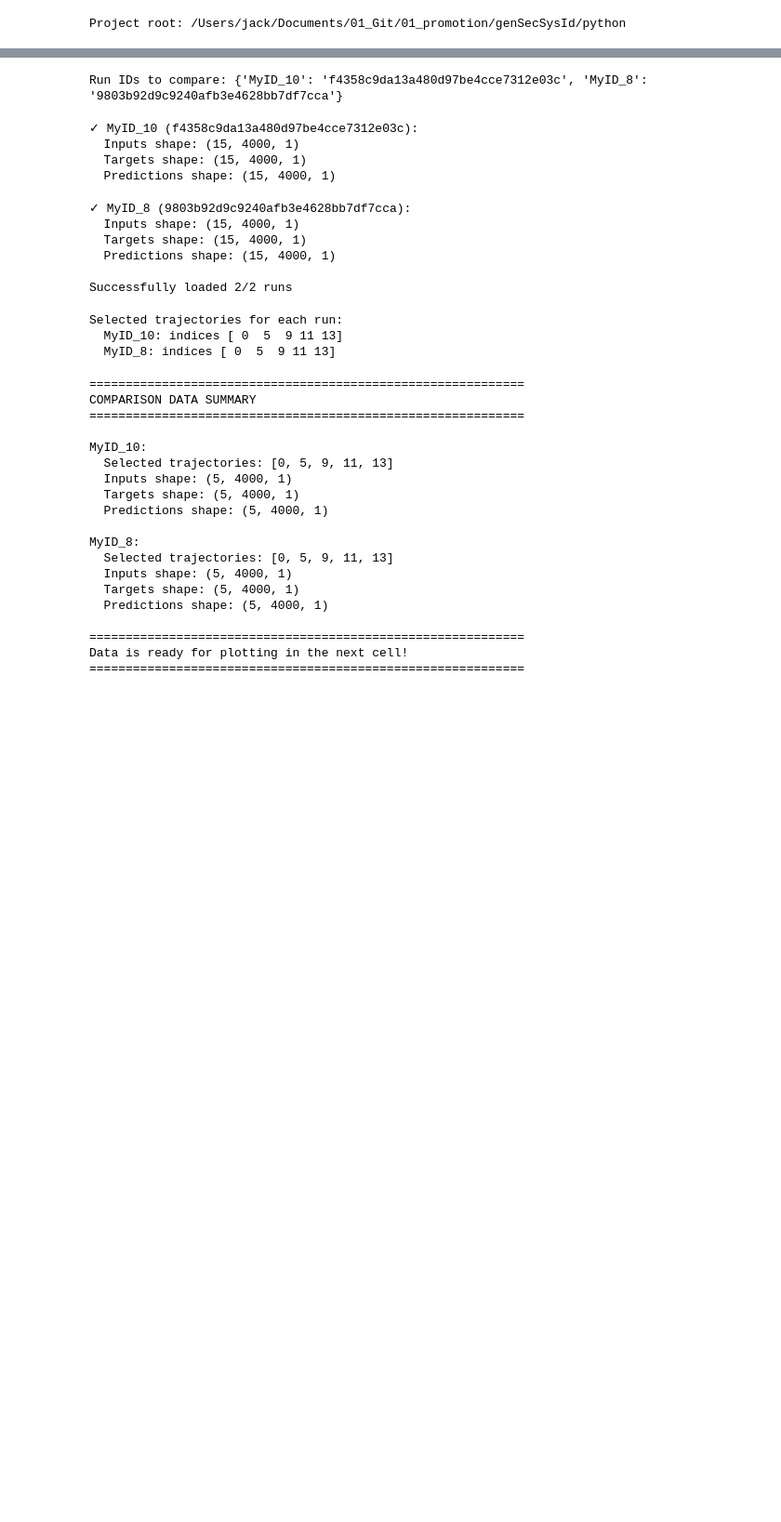
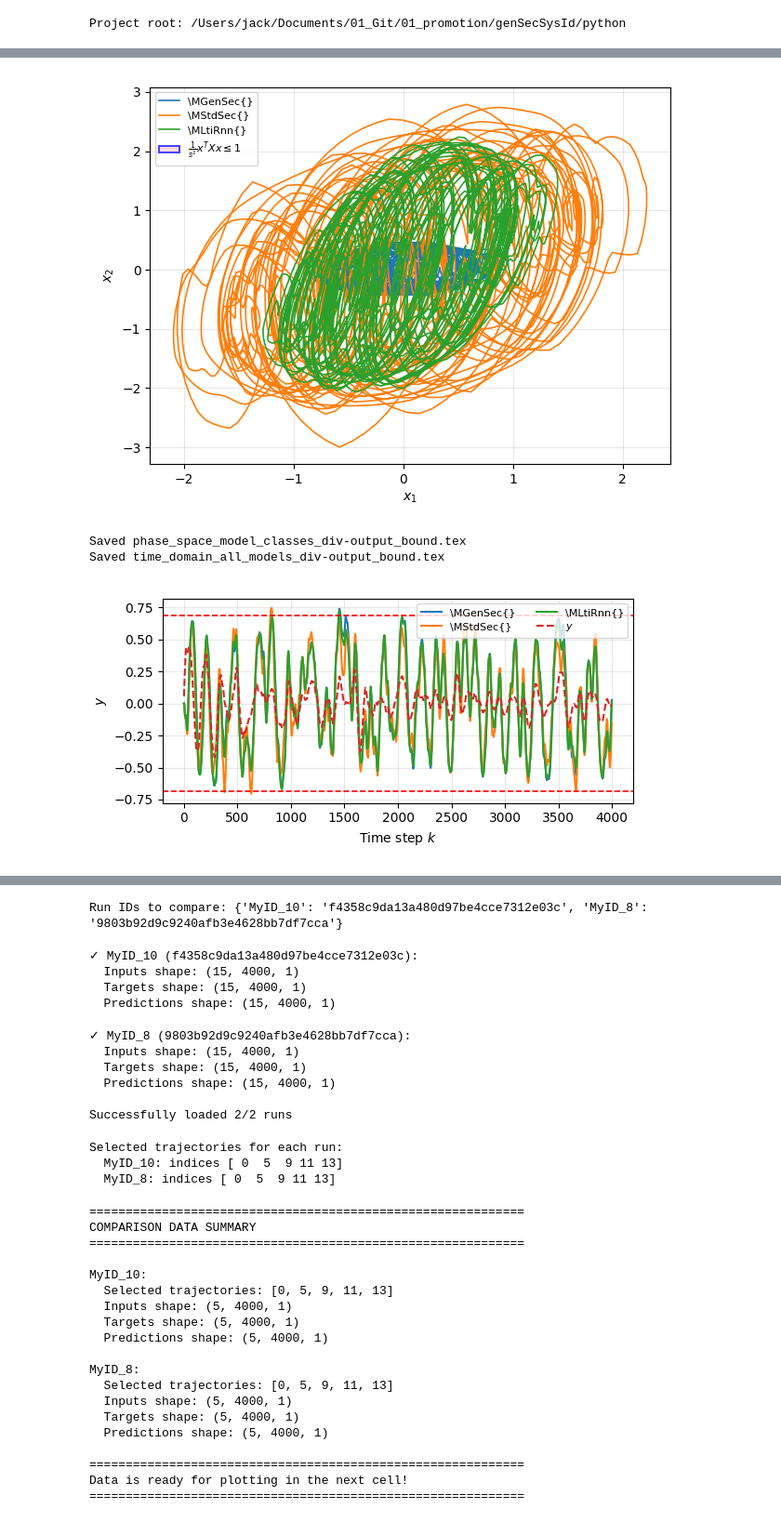
Before and after one commit to Dany-L/genSecSysId, a Jupyter notebook: python/notebooks/compare_run_ids.ipynb, the cells around one changed output, grey strips where cells are left out. Shown at 93% size. Drawn from its saved outputs; the diff is of its cells as text; code cells hidden in the pictures; blank space fills up the shorter version.

```diff
--- a/python/notebooks/compare_run_ids.ipynb
+++ b/python/notebooks/compare_run_ids.ipynb
@@ -25,0 +859,69 @@ MLflow tracking URI: file:///Users/jack/Documents/01_Git/01_promotion/genSecSysI
+# %%
+# ── Forward pass + plots for div=yes models ───────────────────────────────────
+with torch.no_grad():
+    zoo_out_div = {}
+    for stab_k, entry in model_zoo_div.items():
+        mdl_ = entry['model']
+        y_n_t,   (x_n_t,   _), _ = mdl_(u_n)
+        y_s_n_t, (x_s_n_t, _), _ = mdl_(u_safe_n)
+        _y_bar = None
+        if 'y_bar' in entry:
+            _y_bar = float(entry['y_bar'].squeeze())
+
+        zoo_out_div[stab_k] = {
+            'y':      normalizer.inverse_transform_outputs(y_n_t.detach().numpy()),
+            'y_safe': normalizer.inverse_transform_outputs(y_s_n_t.detach().numpy()),
+            'x':      x_n_t.detach().numpy(),
+            'x_safe': x_s_n_t.detach().numpy(),
+            'y_bar':  _y_bar
+        }
+
+
+n_cls_div = len(zoo_out_div)
+
+# ── Phase space ───────────────────────────────────────────────────────────────
+fig_ps_div, ax_div = plt.subplots()
+
+for stab_k, res in zoo_out_div.items():
+    # ax_div.plot(res['x'][0, :, 0], res['x'][0, :, 1], lw=1.2, label=f'{label_map[stab_k]}')
+    ax_div.plot(res['x_safe'][0, :, 0], res['x_safe'][0, :, 1], lw=1.2, label=f'{label_map[stab_k]}')
+
+if 'regional' in model_zoo_div:
+    P_ = model_zoo_div['regional']['model'].P.detach().numpy()
+    s_ = model_zoo_div['regional']['model'].s.detach().numpy()
+    plot_ellipse(ax_div, np.linalg.inv(P_), s_, fill=True)
+
+ax_div.legend(fontsize=8)
+ax_div.grid(True, alpha=0.3)
+ax_div.set_xlabel(r'$x_1$'); ax_div.set_ylabel(r'$x_2$')
+fig_ps_div.tight_layout()
+plt.show()
+
+# ── Save tikz ─────────────────────────────────────────────────────────────────
+tikzplotlib.save(str(fig_out_dir / 'phase_space_model_classes_div-output_bound.tex'), figure=fig_ps_div)
+print("Saved phase_space_model_classes_div-output_bound.tex")
+
+fig_s_div, ax_s_div = plt.subplots(figsize=(6, 3))
+for stab_k, res in zoo_out_div.items():
+    t = np.arange(res['y'].shape[1])
+    # ax_s_div.plot(t, res['y'][0, :, 0], lw=1.5, label=f'{label_map[stab_k]}')
+    if 'y_bar' in res and res['y_bar'] is not None:
+        y_bar = float(res['y_bar'])
+    ax_s_div.plot(t, res['y_safe'][0, :, 0], lw=1.5, label=f'{label_map[stab_k]}')
+ax_s_div.axhline( y_bar,  color='red',    ls='--', lw=1.2)
+ax_s_div.axhline(-y_bar,  color='red',    ls='--', lw=1.2)
+t2 = np.arange(y.shape[0])
+ax_s_div.plot(t2, y, lw=1.5, linestyle='dashed', label='$y$')
+ax_s_div.set_xlabel(r'Time step $k$')
+ax_s_div.set_ylabel(r'$y$')
+ax_s_div.legend(fontsize=8, ncol=2)
+ax_s_div.grid(True, alpha=0.3)
+fig_s_div.tight_layout()
+tikzplotlib.clean_figure(fig_s_div)
+tikzplotlib.save(str(fig_out_dir / 'time_domain_all_models_div-output_bound.tex'), figure=fig_s_div)
+print("Saved time_domain_all_models_div-output_bound.tex")
+# %% [output]
+[figure, added]
+Saved phase_space_model_classes_div-output_bound.tex
+Saved time_domain_all_models_div-output_bound.tex
+[figure, added]
```
Also changed, not shown: parts of 21 cells of this notebook, 6 other files.
